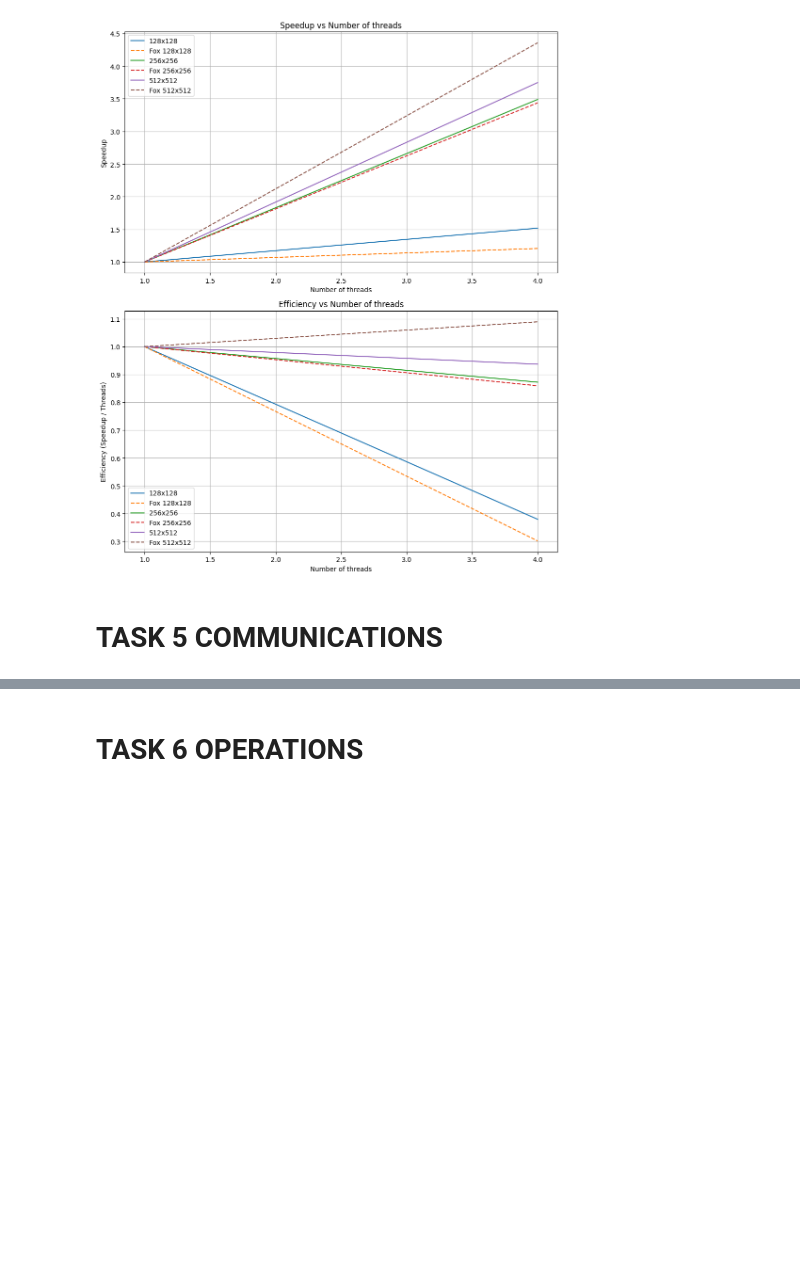
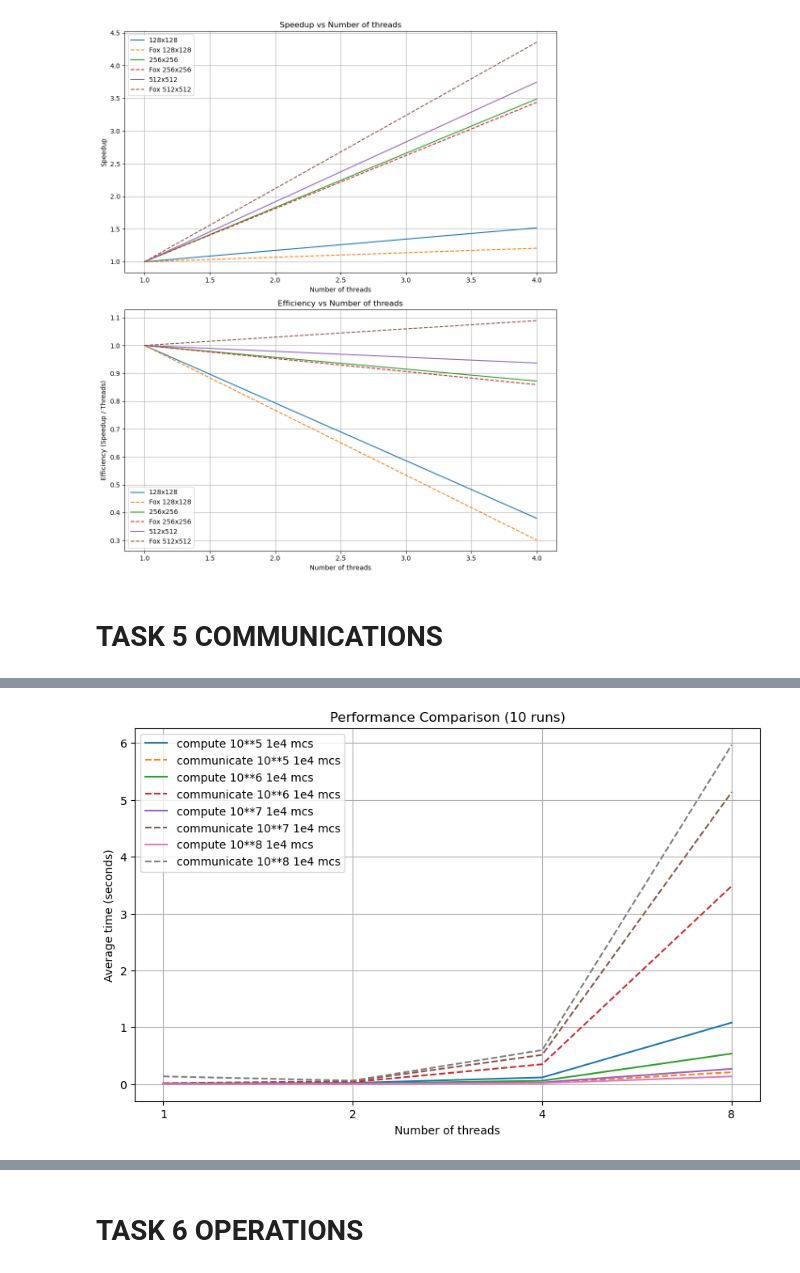
Before and after one commit to YukiTheKilla/supercomputers, a Jupyter notebook: MPI/plot.ipynb, the cells around one changed output, grey strips where cells are left out. Cells and saved outputs as stored; diff of their text form; code cells hidden in the pictures; blank space fills up the shorter version.

```diff
--- a/MPI/plot.ipynb
+++ b/MPI/plot.ipynb
@@ -459,3 +342,55 @@ plt.show()
+# %%
+# Данные
+data_sizes = ['10**5', '10**6', '10**7', '10**8']
+num_threads = ['1', '2', '4', '8']
+
+# Среднее время без редукции (в секундах)
+time_compute1e4 = [
+    [
+        0.0114095, 0.0207749, 0.116812, 1.08089  # Num cores: 1
+    ],
+    [
+        0.00569194, 0.0105011, 0.0585898, 0.535684  # Num cores: 2
+    ],
+    [
+        0.00290799, 0.00533087, 0.0295949, 0.26788  # Num cores: 4
+    ],
+    [
+        0.00151822, 0.0027515, 0.0150009, 0.134637  # Num cores: 8
+    ]
+]
+
+# Среднее время без редукции (в секундах)
+time_communicate1e4 = [
+    [
+        0.000119818, 0.00174691, 0.0213295, 0.208031  # Num cores: 1
+    ],
+    [
+        0.0103107, 0.0355675, 0.348296, 3.48396  # Num cores: 2
+    ],
+    [
+        0.0161616, 0.0520148, 0.514241, 5.13624  # Num cores: 4
+    ],
+    [
+        0.134819, 0.0609098, 0.597848, 5.96554  # Num cores: 8
+    ]
+]
+
+fig, ax = plt.subplots(figsize=(10, 6))
+
+for i, size in enumerate(data_sizes):
+    ax.plot(num_threads, time_compute1e4[i], label=f'compute {size} 1e4 mcs')
+    ax.plot(num_threads, time_communicate1e4[i], label=f'communicate {size} 1e4 mcs',  linestyle="--")
+
+ax.set_xlabel('Number of threads')
+ax.set_ylabel('Average time (seconds)')
+ax.set_title('Performance Comparison (10 runs)')
+ax.legend()
+
+plt.grid(True)
+plt.show()
+# %% [output]
+[figure, added]
 # %%
 # Рассчитываем ускорение (Speedup) для без редукции и с редукцией
 num_threads = list(map(int, num_threads))
```
Also changed, not shown: parts of 15 cells of this notebook, 14 other files.
